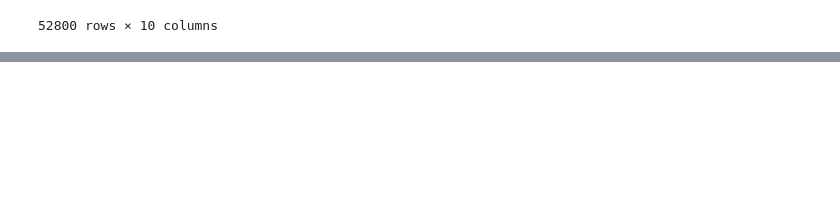
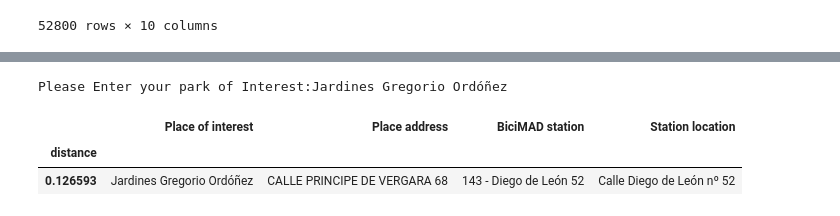
Before and after one commit to Fvperez1/data_project_m1_Fvp, a Jupyter notebook: Union_projet_m1.ipynb, the cells around one changed output, grey strips where cells are left out. Drawn from its saved outputs; the diff is of its cells as text; code cells hidden in the pictures; blank space fills up the shorter version.

```diff
--- a/Union_projet_m1.ipynb
+++ b/Union_projet_m1.ipynb
@@ -406,6 +391,11 @@ df_final.loc[df_final['Name_park']==Name_park]
 # %%
 Name_park = input ("Please Enter your park of Interest:")
-df_final.loc[df_final['Name_park']==Name_park]
+df_final.loc[df_final['Place of interest']==Name_park]
+# %% [output]
+Please Enter your park of Interest:Jardines Gregorio Ordóñez
+|  | Place of interest | Place address | BiciMAD station | Station location |
+| distance |  |  |  |  |
+| 0.126593 | Jardines Gregorio Ordóñez | CALLE PRINCIPE DE VERGARA 68 | 143 - Diego de León 52 | Calle Diego de León nº 52 |
 # %%
 def mad_bicimad():
     i = str(input("Please enter your park of interest: "))
```
Also changed, not shown: parts of 16 cells of this notebook, 2 other files.
